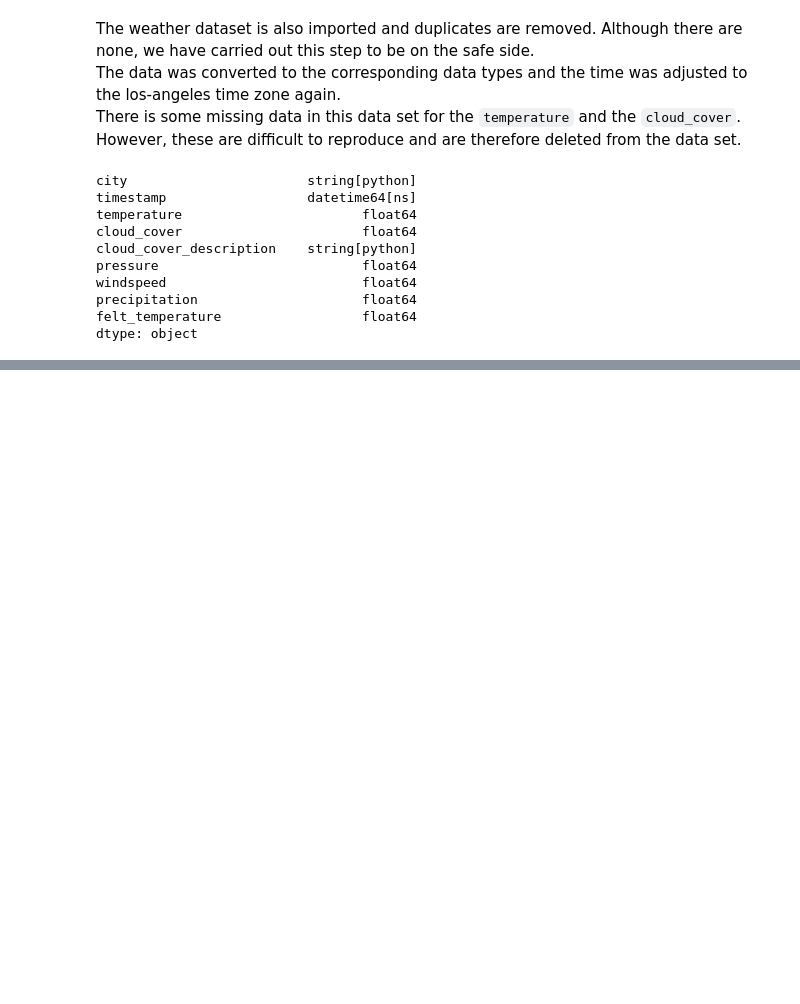
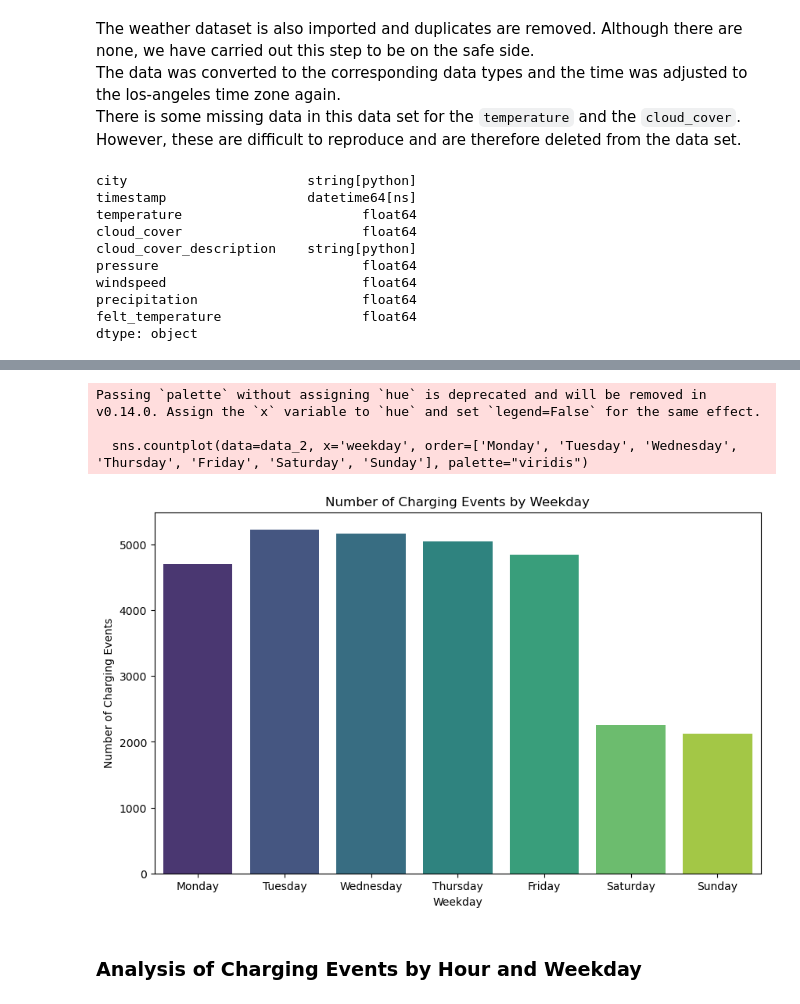
Before and after one commit to Zeyd263/DataDynamos, a Jupyter notebook: Preprocessing.ipynb, the cells around one changed output, grey strips where cells are left out. Saved outputs shown, nothing was run; the diff lists cells and outputs as text; code cells hidden in the pictures; blank space fills up the shorter version.

```diff
--- a/Preprocessing.ipynb
+++ b/Preprocessing.ipynb
@@ -386,0 +491,15 @@ dtype: object
+# %%
+# Bar chart for charging events by weekday
+plt.figure(figsize=(10, 6))
+sns.countplot(data=data_2, x='weekday', order=['Monday', 'Tuesday', 'Wednesday', 'Thursday', 'Friday', 'Saturday', 'Sunday'], palette="viridis")
+plt.title('Number of Charging Events by Weekday')
+plt.xlabel('Weekday')
+plt.ylabel('Number of Charging Events')
+plt.show()
+# %% [output]
+Passing `palette` without assigning `hue` is deprecated and will be removed in v0.14.0. Assign the `x` variable to `hue` and set `legend=False` for the same effect.
+
+  sns.countplot(data=data_2, x='weekday', order=['Monday', 'Tuesday', 'Wednesday', 'Thursday', 'Friday', 'Saturday', 'Sunday'], palette="viridis")
+[figure, added]
+# %% [markdown]
+### Analysis of Charging Events by Hour and Weekday
```
Also changed, not shown: parts of 54 cells of this notebook.
